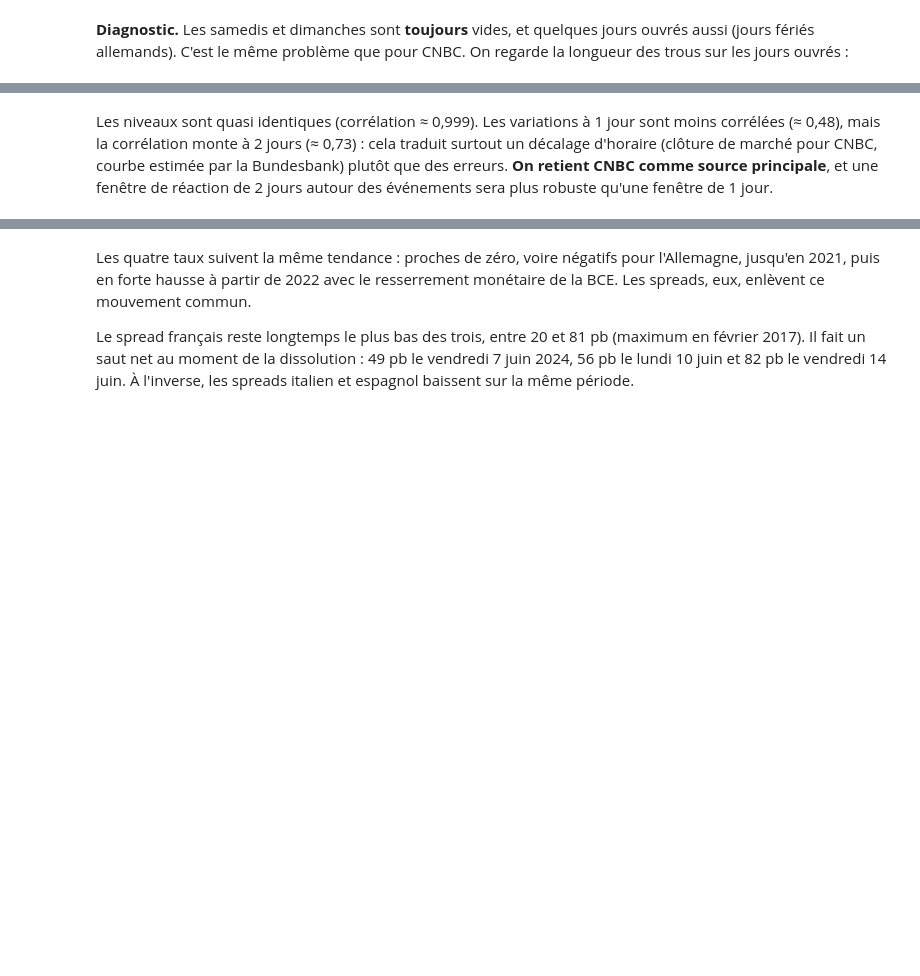
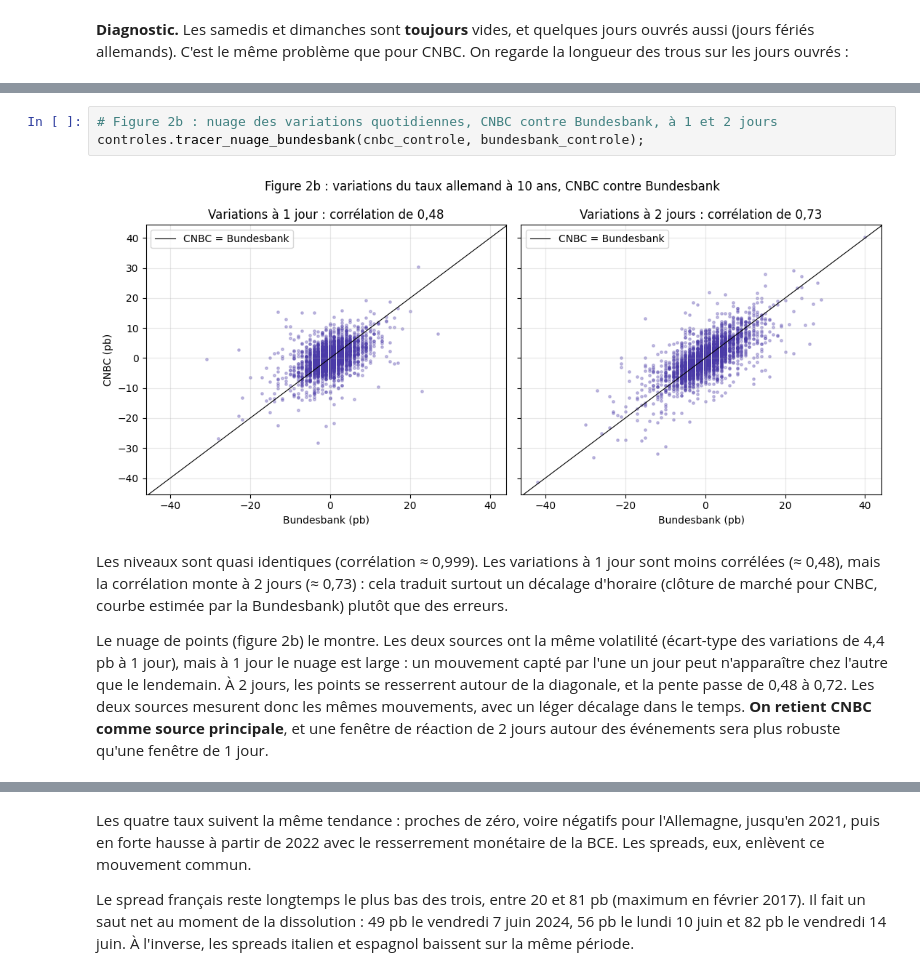
Before and after one commit to Sxion32/Projet_python, a Jupyter notebook: main.ipynb, the cells around one changed output, grey strips where cells are left out. Saved outputs shown, nothing was run; the diff lists cells and outputs as text; blank space fills up the shorter version.

```diff
--- a/main.ipynb
+++ b/main.ipynb
@@ -468,2 +703,9 @@ plt.show()
+# %%
+# Figure 2b : nuage des variations quotidiennes, CNBC contre Bundesbank, à 1 et 2 jours
+controles.tracer_nuage_bundesbank(cnbc_controle, bundesbank_controle);
+# %% [output]
+[figure, added]
 # %% [markdown]
-Les niveaux sont quasi identiques (corrélation ≈ 0,999). Les variations à 1 jour sont moins corrélées (≈ 0,48), mais la corrélation monte à 2 jours (≈ 0,73) : cela traduit surtout un décalage d'horaire (clôture de marché pour CNBC, courbe estimée par la Bundesbank) plutôt que des erreurs. **On retient CNBC comme source principale**, et une fenêtre de réaction de 2 jours autour des événements sera plus robuste qu'une fenêtre de 1 jour.
+Les niveaux sont quasi identiques (corrélation ≈ 0,999). Les variations à 1 jour sont moins corrélées (≈ 0,48), mais la corrélation monte à 2 jours (≈ 0,73) : cela traduit surtout un décalage d'horaire (clôture de marché pour CNBC, courbe estimée par la Bundesbank) plutôt que des erreurs.
+
+Le nuage de points (figure 2b) le montre. Les deux sources ont la même volatilité (écart-type des variations de 4,4 pb à 1 jour), mais à 1 jour le nuage est large : un mouvement capté par l'une un jour peut n'apparaître chez l'autre que le lendemain. À 2 jours, les points se resserrent autour de la diagonale, et la pente passe de 0,48 à 0,72. Les deux sources mesurent donc les mêmes mouvements, avec un léger décalage dans le temps. **On retient CNBC comme source principale**, et une fenêtre de réaction de 2 jours autour des événements sera plus robuste qu'une fenêtre de 1 jour.
```
Also changed, not shown: parts of 134 cells of this notebook, 25 other files.
